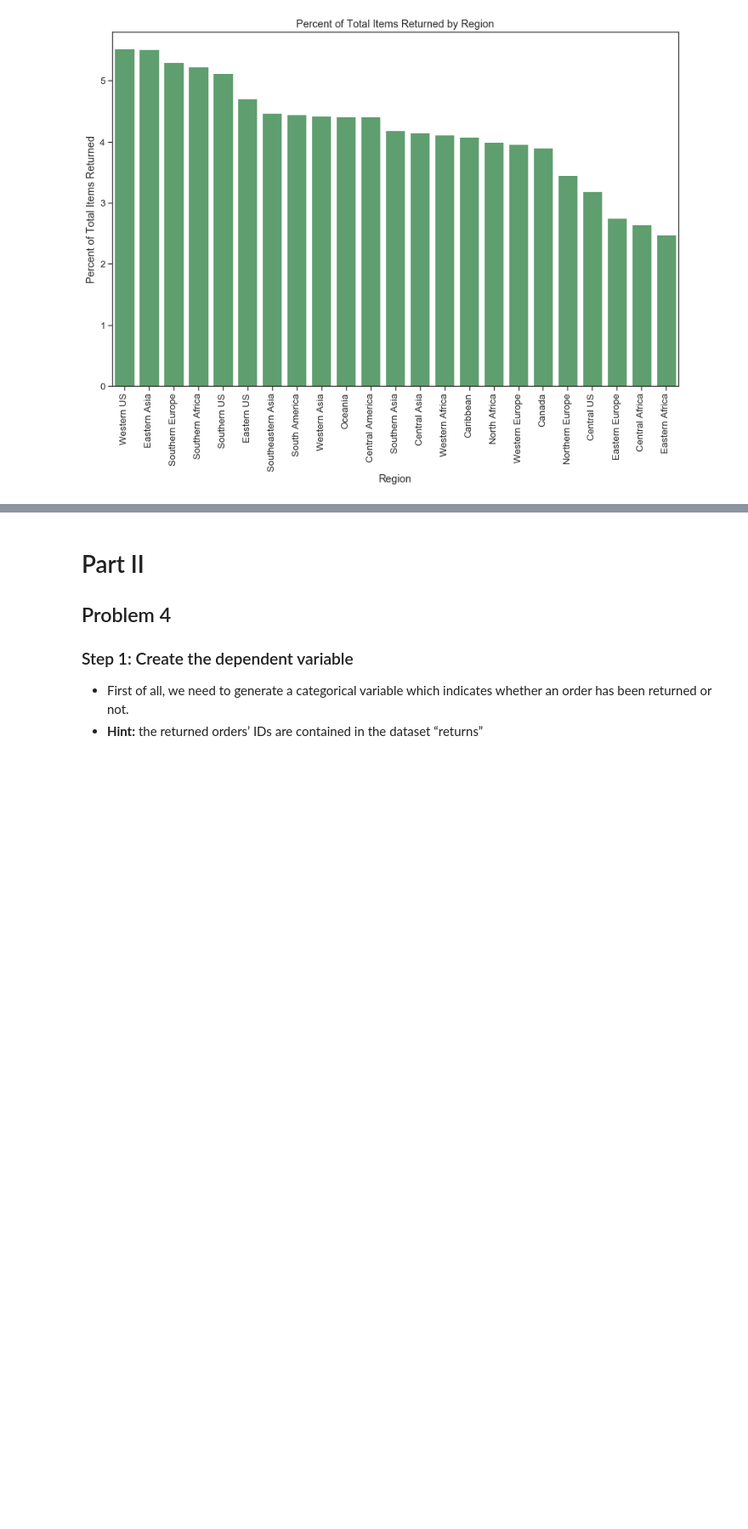
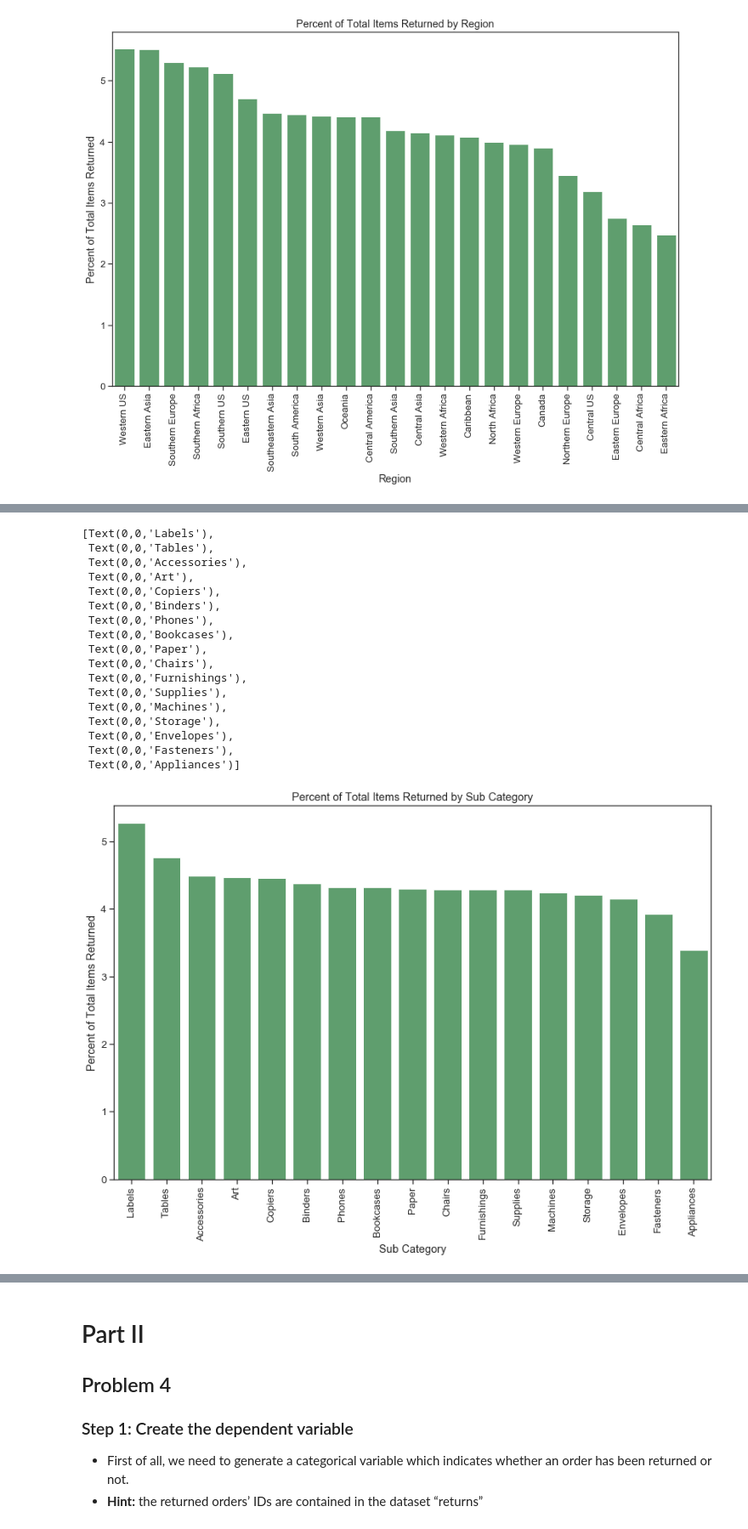
Before and after one commit to lejulie/NYCDSA-MST-ML-Lab-1, a Jupyter notebook: julie_levine/ml_lab_1_part_1.ipynb, the cells around one changed output, grey strips where cells are left out. Shown: that part at 85% size. Cells and saved outputs as stored; diff of their text form; code cells hidden in the pictures; blank space fills up the shorter version.

```diff
--- a/julie_levine/ml_lab_1_part_1.ipynb
+++ b/julie_levine/ml_lab_1_part_1.ipynb
@@ -297,0 +319,24 @@ p3_4
+# %%
+g3_4 = sns.barplot(x = p3_4_sub.Sub_Category, y = p3_4_sub.Pct_Returned_Sub_Cat, color='g')
+g3_4.set(xlabel='Sub Category', ylabel='Percent of Total Items Returned',
+        title = "Percent of Total Items Returned by Sub Category")
+g3_4.set_xticklabels(rotation=90, labels = p3_4_sub.Sub_Category)
+# %% [output]
+[Text(0,0,'Labels'),
+ Text(0,0,'Tables'),
+ Text(0,0,'Accessories'),
+ Text(0,0,'Art'),
+ Text(0,0,'Copiers'),
+ Text(0,0,'Binders'),
+ Text(0,0,'Phones'),
+ Text(0,0,'Bookcases'),
+ Text(0,0,'Paper'),
+ Text(0,0,'Chairs'),
+ Text(0,0,'Furnishings'),
+ Text(0,0,'Supplies'),
+ Text(0,0,'Machines'),
+ Text(0,0,'Storage'),
+ Text(0,0,'Envelopes'),
+ Text(0,0,'Fasteners'),
+ Text(0,0,'Appliances')]
+[figure, added]
```
Also changed, not shown: parts of 18 cells of this notebook.
